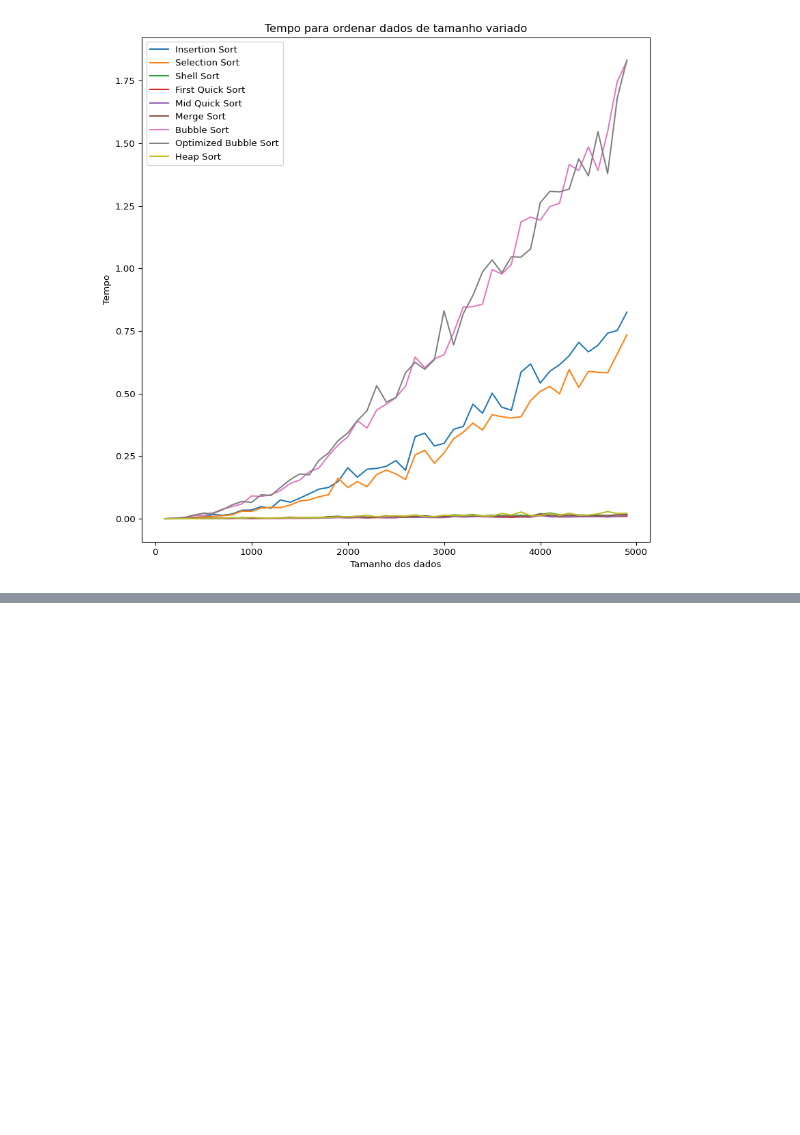
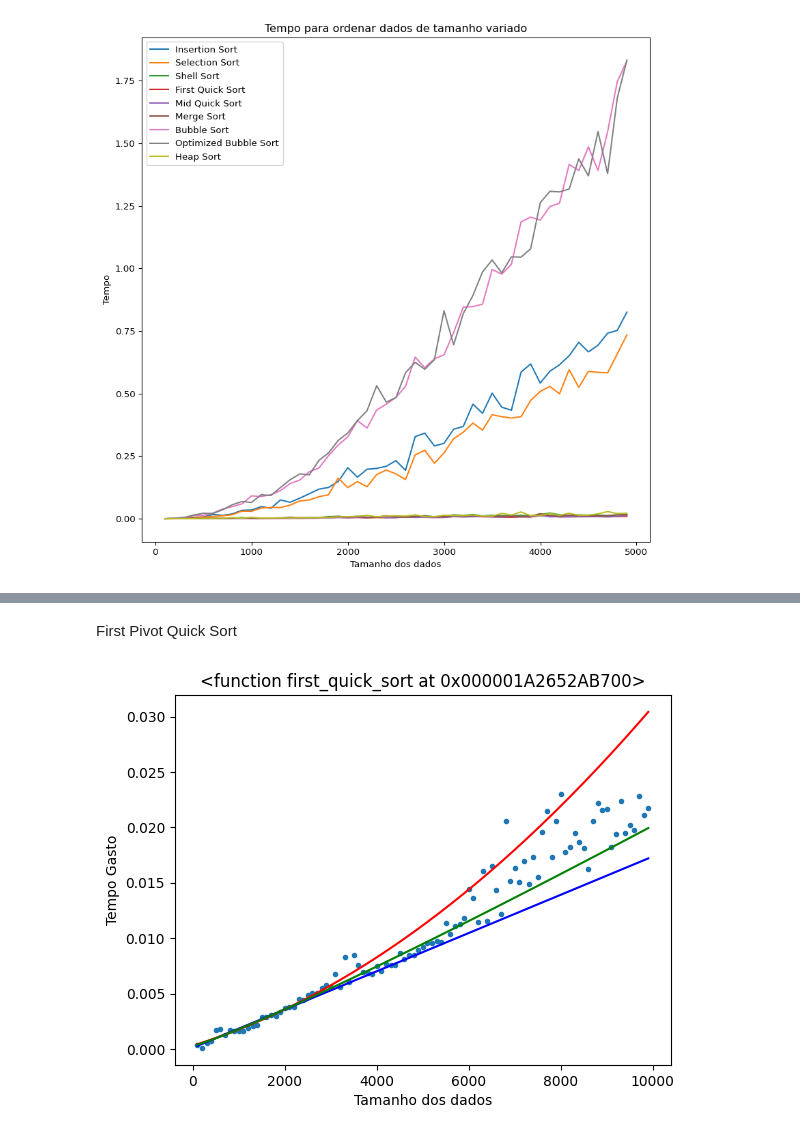
Before and after one commit to becelli/Sorting-Algorithms-Efficiency, a Jupyter notebook: Algorithms.ipynb, the cells around one changed output, grey strips where cells are left out. Cells and saved outputs as stored; diff of their text form; code cells hidden in the pictures; blank space fills up the shorter version.

```diff
--- a/Algorithms.ipynb
+++ b/Algorithms.ipynb
@@ -280,0 +314,6 @@ def complexity_array(function, start: int, maximum: int, step: 100):
+# %% [markdown]
+First Pivot Quick Sort
+# %%
+complexity_graph(first_quick_sort, 100, 10000)
+# %% [output]
+[figure, added]
```
Also changed, not shown: parts of 19 cells of this notebook.
